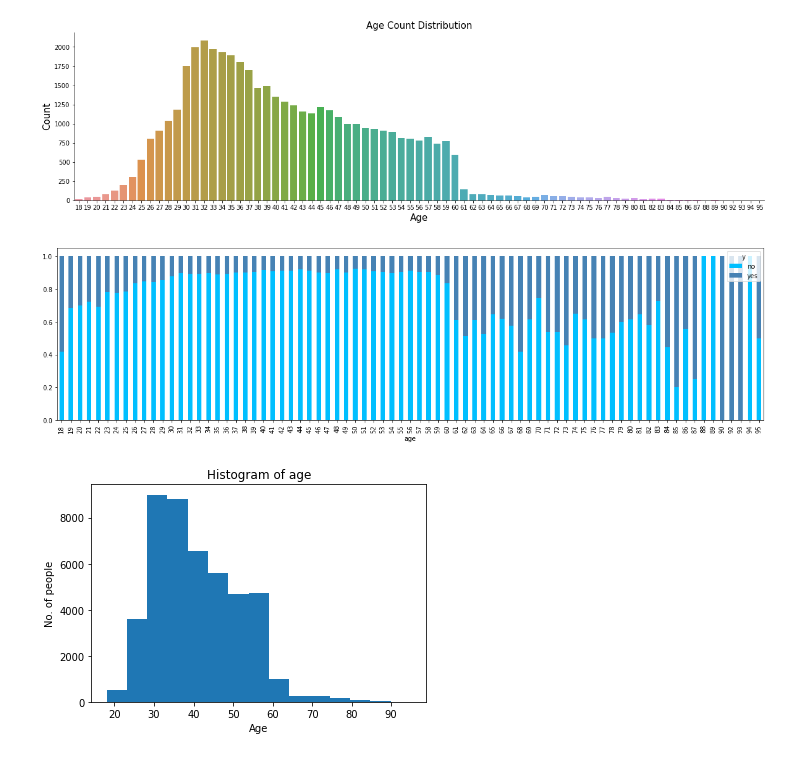
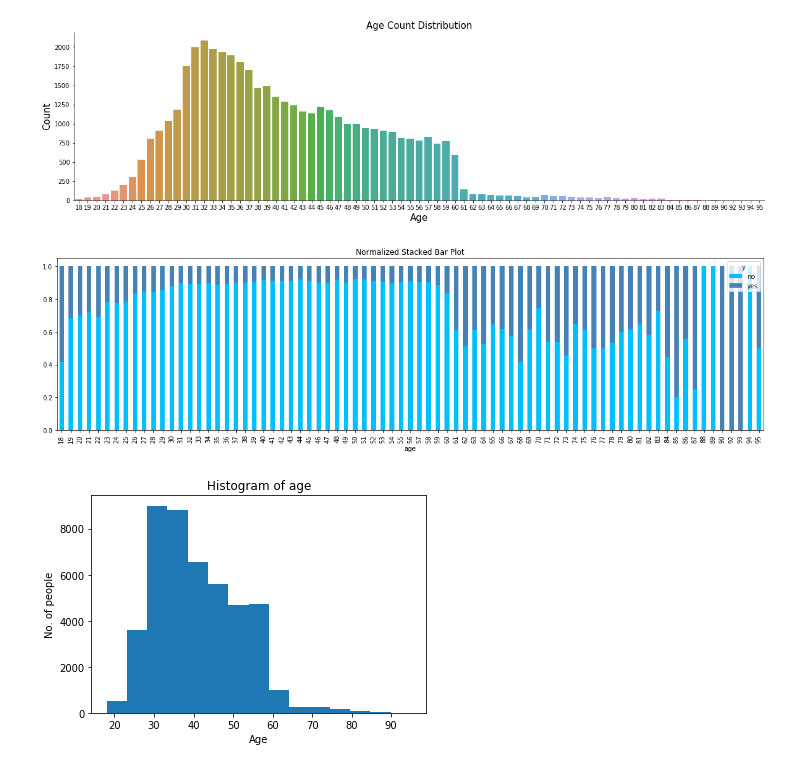
Before and after one commit to jyothirmayeen/springboard_capstone_project_bank_marketing, a Jupyter notebook: Bank_Marketing.ipynb, the cells around one changed output. Cells and saved outputs as stored; diff of their text form; code cells hidden in the pictures.

```diff
--- a/Bank_Marketing.ipynb
+++ b/Bank_Marketing.ipynb
@@ -8,5 +32,5 @@ import scipy.stats
 # %%
-data = pd.read_csv('../bank/bank-full.csv', delimiter = ';')
+data = pd.read_csv('bank/bank-full.csv', delimiter = ';')
 # %%
 data.head()
 # %% [output]
@@ -122,9 +146,10 @@ sns.despine()
 # %%
 _ = pd.crosstab(data.age, data.y)
 _.div(_.sum(1).astype(float), axis=0).plot(kind='bar', stacked=True, color=['deepskyblue','steelblue'],grid=False, figsize=(20, 5))
+plt.title('Normalized Stacked Bar Plot')
 plt.show()
 # %% [output]
-[figure, old version]
+[figure, new version]
 # %%
 #Histogram of age parameter
 _ = plt.hist(data.age,bins=15)
```
Also changed, not shown: parts of 67 cells of this notebook.
